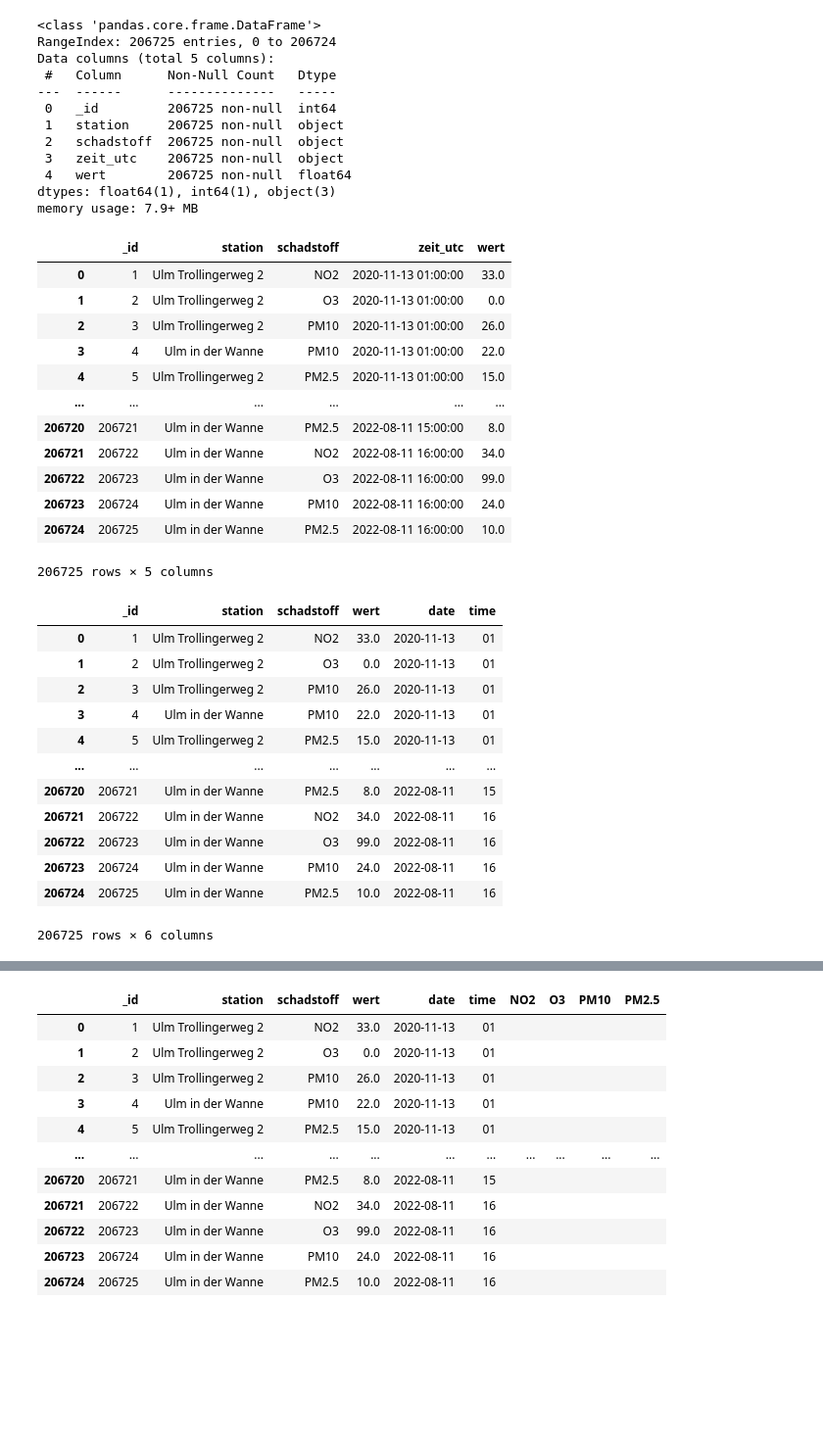
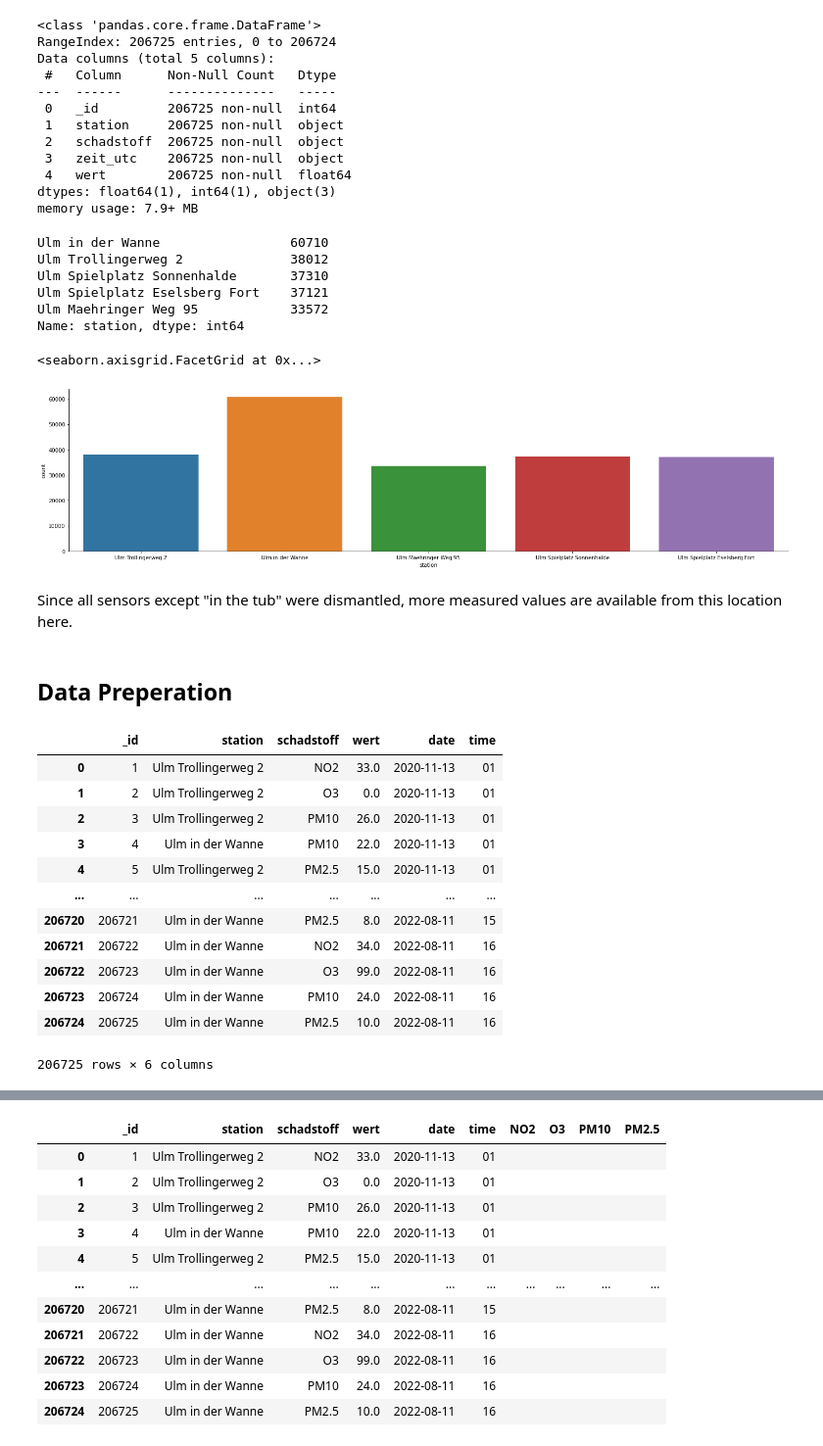
Before and after one commit to markuskuehnle/Projects, a Jupyter notebook: airquality.ipynb, the cells around one changed output, grey strips where cells are left out. Shown at 98% size. Drawn from its saved outputs; the diff is of its cells as text; code cells hidden in the pictures; blank space fills up the shorter version.

```diff
--- a/airquality.ipynb
+++ b/airquality.ipynb
@@ -64,20 +127,44 @@ Data columns (total 5 columns):
  4   wert        206725 non-null  float64
 dtypes: float64(1), int64(1), object(3)
 memory usage: 7.9+ MB
+# %%
+df["station"].value_counts()
+# %% [output]
+Ulm in der Wanne                 60710
+Ulm Trollingerweg 2              38012
+Ulm Spielplatz Sonnenhalde       37310
+Ulm Spielplatz Eselsberg Fort    37121
+Ulm Maehringer Weg 95            33572
+Name: station, dtype: int64
+# %%
+sns.catplot(x = "station", kind = "count",  data = df, height=5, aspect = 4)
+# %% [output]
+<seaborn.axisgrid.FacetGrid at 0x...>
+[figure, added]
+# %% [markdown]
+Since all sensors except "in the tub" were dismantled, more measured values are available from this location here.
+# %% [markdown]
+## Data Preperation
 # %%
 df['zeit_utc'] = df['zeit_utc'].replace({r'T': ' '}, regex=True)
+df['zeit_utc'] = pd.to_datetime(df['zeit_utc'])
+
+# separate date and time values
+df['date'] = [d.date() for d in df['zeit_utc']]
+df['time'] = df['zeit_utc'].dt.strftime('%H')
+df.drop('zeit_utc', axis=1, inplace=True)
 df
 # %% [output]
-|  | _id | station | schadstoff | zeit_utc | wert |
-| 0 | 1 | Ulm Trollingerweg 2 | NO2 | 2020-11-13 01:00:00 | 33.0 |
-| 1 | 2 | Ulm Trollingerweg 2 | O3 | 2020-11-13 01:00:00 | 0.0 |
-| 2 | 3 | Ulm Trollingerweg 2 | PM10 | 2020-11-13 01:00:00 | 26.0 |
-| 3 | 4 | Ulm in der Wanne | PM10 | 2020-11-13 01:00:00 | 22.0 |
-| 4 | 5 | Ulm Trollingerweg 2 | PM2.5 | 2020-11-13 01:00:00 | 15.0 |
-| ... | ... | ... | ... | ... | ... |
-| 206720 | 206721 | Ulm in der Wanne | PM2.5 | 2022-08-11 15:00:00 | 8.0 |
-| 206721 | 206722 | Ulm in der Wanne | NO2 | 2022-08-11 16:00:00 | 34.0 |
-| 206722 | 206723 | Ulm in der Wanne | O3 | 2022-08-11 16:00:00 | 99.0 |
-| 206723 | 206724 | Ulm in der Wanne | PM10 | 2022-08-11 16:00:00 | 24.0 |
-| 206724 | 206725 | Ulm in der Wanne | PM2.5 | 2022-08-11 16:00:00 | 10.0 |
+|  | _id | station | schadstoff | wert | date | time |
+| 0 | 1 | Ulm Trollingerweg 2 | NO2 | 33.0 | 2020-11-13 | 01 |
+| 1 | 2 | Ulm Trollingerweg 2 | O3 | 0.0 | 2020-11-13 | 01 |
+| 2 | 3 | Ulm Trollingerweg 2 | PM10 | 26.0 | 2020-11-13 | 01 |
+| 3 | 4 | Ulm in der Wanne | PM10 | 22.0 | 2020-11-13 | 01 |
+| 4 | 5 | Ulm Trollingerweg 2 | PM2.5 | 15.0 | 2020-11-13 | 01 |
+| ... | ... | ... | ... | ... | ... | ... |
+| 206720 | 206721 | Ulm in der Wanne | PM2.5 | 8.0 | 2022-08-11 | 15 |
+| 206721 | 206722 | Ulm in der Wanne | NO2 | 34.0 | 2022-08-11 | 16 |
+| 206722 | 206723 | Ulm in der Wanne | O3 | 99.0 | 2022-08-11 | 16 |
+| 206723 | 206724 | Ulm in der Wanne | PM10 | 24.0 | 2022-08-11 | 16 |
+| 206724 | 206725 | Ulm in der Wanne | PM2.5 | 10.0 | 2022-08-11 | 16 |
-206725 rows × 5 columns
+206725 rows × 6 columns
@@ -86,20 +170,0 @@ df['zeit_utc'] = pd.to_datetime(df['zeit_utc'])
-# %%
-# separate date and time values
-df['date'] = [d.date() for d in df['zeit_utc']]
-df['time'] = df['zeit_utc'].dt.strftime('%H')
-df.drop('zeit_utc', axis=1, inplace=True)
-df
-# %% [output]
-|  | _id | station | schadstoff | wert | date | time |
-| 0 | 1 | Ulm Trollingerweg 2 | NO2 | 33.0 | 2020-11-13 | 01 |
-| 1 | 2 | Ulm Trollingerweg 2 | O3 | 0.0 | 2020-11-13 | 01 |
-| 2 | 3 | Ulm Trollingerweg 2 | PM10 | 26.0 | 2020-11-13 | 01 |
-| 3 | 4 | Ulm in der Wanne | PM10 | 22.0 | 2020-11-13 | 01 |
-| 4 | 5 | Ulm Trollingerweg 2 | PM2.5 | 15.0 | 2020-11-13 | 01 |
-| ... | ... | ... | ... | ... | ... | ... |
-| 206720 | 206721 | Ulm in der Wanne | PM2.5 | 8.0 | 2022-08-11 | 15 |
-| 206721 | 206722 | Ulm in der Wanne | NO2 | 34.0 | 2022-08-11 | 16 |
-| 206722 | 206723 | Ulm in der Wanne | O3 | 99.0 | 2022-08-11 | 16 |
-| 206723 | 206724 | Ulm in der Wanne | PM10 | 24.0 | 2022-08-11 | 16 |
-| 206724 | 206725 | Ulm in der Wanne | PM2.5 | 10.0 | 2022-08-11 | 16 |
-206725 rows × 6 columns
```
Also changed, not shown: parts of 59 cells of this notebook.
